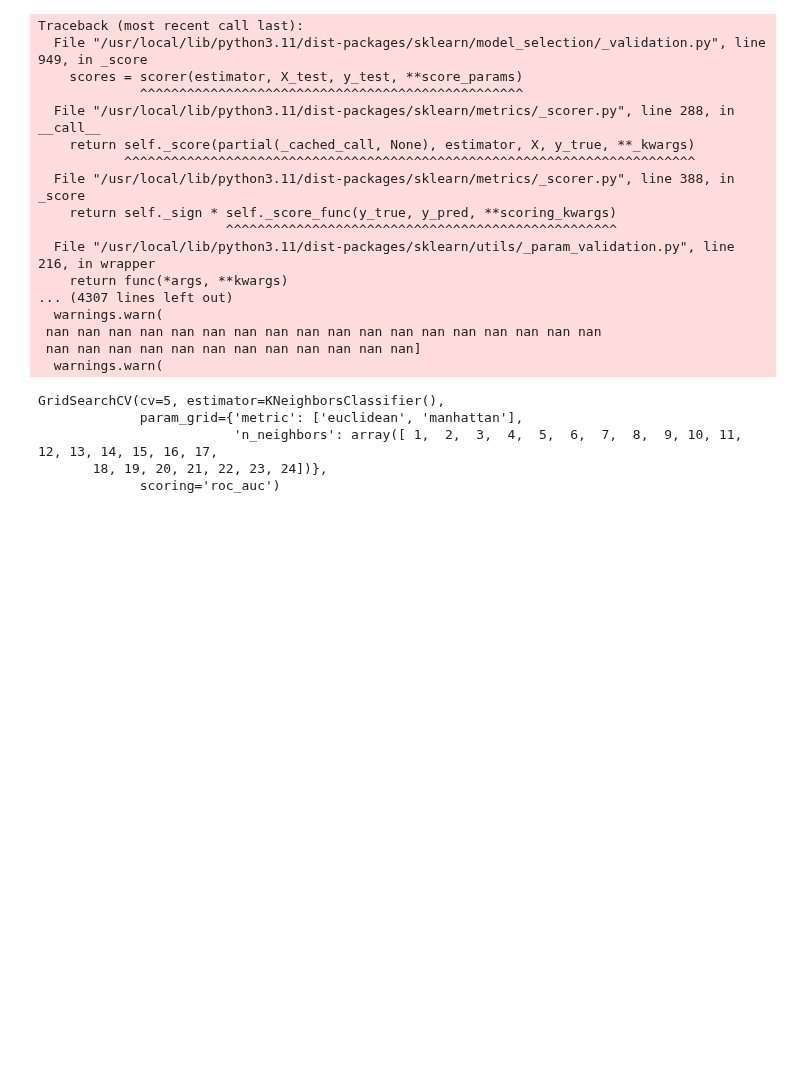
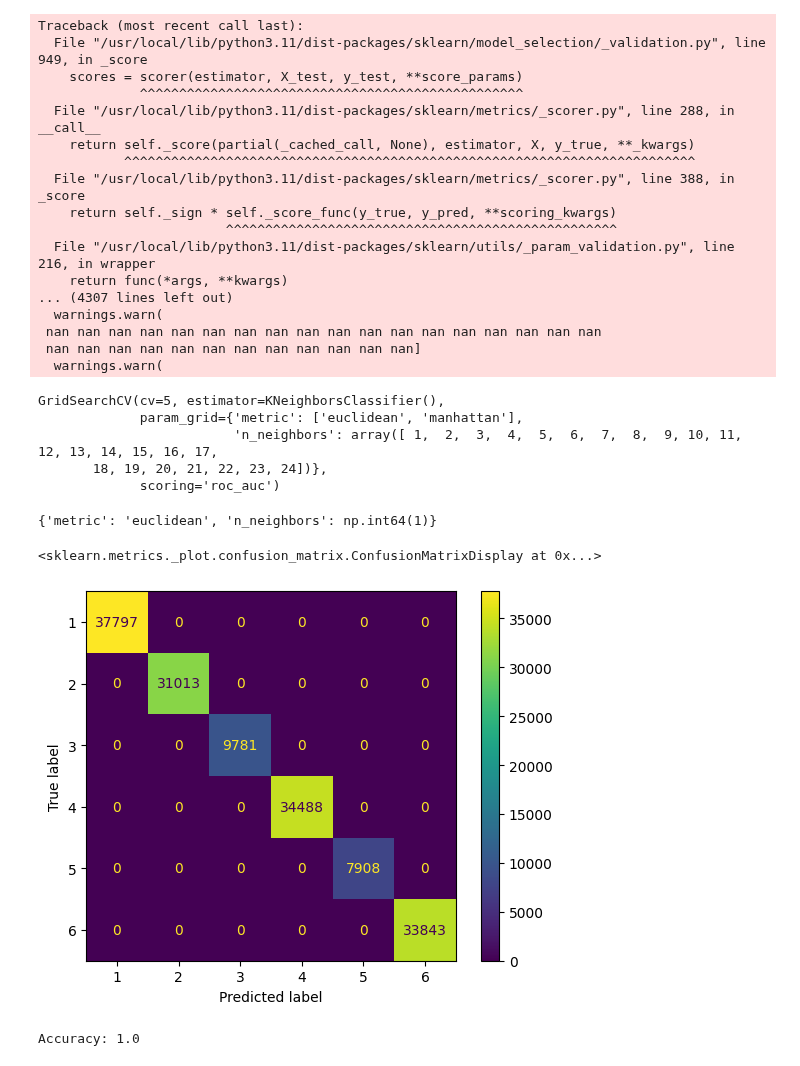
Before and after one commit to Visionary-DataWorks/DSPL-Project, a Jupyter notebook: KNN_Model.ipynb, the cells around one changed output. Saved outputs shown, nothing was run; the diff lists cells and outputs as text; code cells hidden in the pictures; blank space fills up the shorter version.

```diff
--- a/KNN_Model.ipynb
+++ b/KNN_Model.ipynb
@@ -302,3 +302,22 @@ GridSearchCV(cv=5, estimator=KNeighborsClassifier(),
                          'n_neighbors': array([ 1,  2,  3,  4,  5,  6,  7,  8,  9, 10, 11, 12, 13, 14, 15, 16, 17,
        18, 19, 20, 21, 22, 23, 24])},
              scoring='roc_auc')
+# %%
+knn_gscv.best_params_
+# %% [output]
+{'metric': 'euclidean', 'n_neighbors': np.int64(1)}
+# %%
+# Perform testing on test dataset
+y_predict_hp = knn_gscv.predict(x_test)
+# %%
+# Construct the confusion matrix
+cm_knn = confusion_matrix(y_test, y_predict_hp, labels=knn_gscv.classes_)
+disp_knn_cm = ConfusionMatrixDisplay(cm_knn, display_labels=knn_gscv.classes_)
+disp_knn_cm.plot()
+# %% [output]
+<sklearn.metrics._plot.confusion_matrix.ConfusionMatrixDisplay at 0x...>
+[figure, added]
+# %%
+print("Accuracy:", accuracy_score(y_test, y_predict_hp))
+# %% [output]
+Accuracy: 1.0
```
Also changed, not shown: parts of 3 cells of this notebook.
